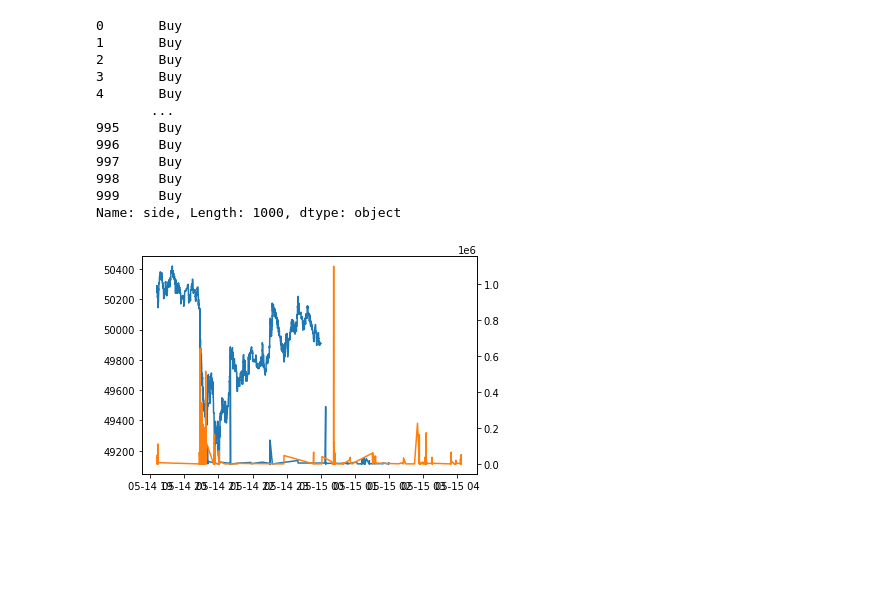
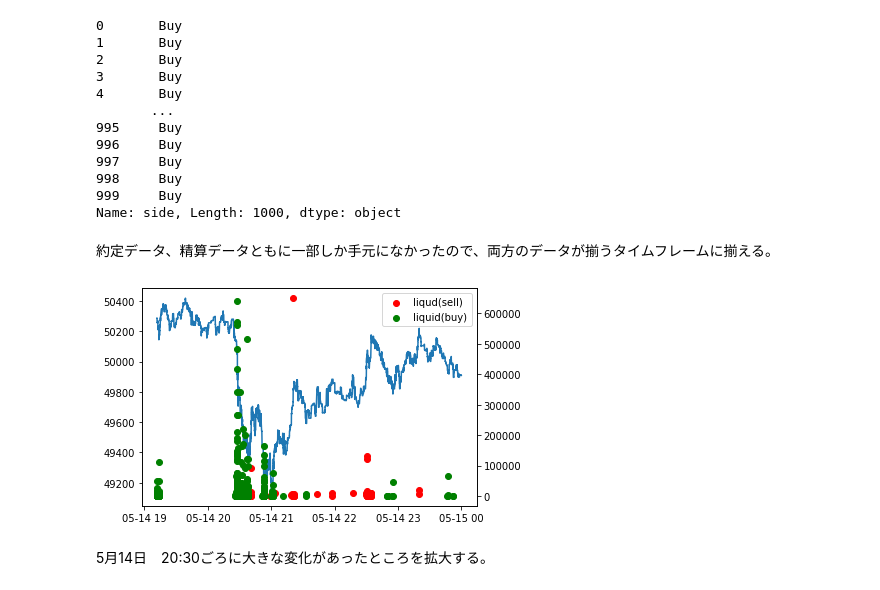
Before and after one commit to yasstake/Hige, a Jupyter notebook: notebook/analyze.ipynb, the cells around one changed output. Cells and saved outputs as stored; diff of their text form; code cells hidden in the pictures; blank space fills up the shorter version.

Commit message:
Visualize liquidation and price

```diff
--- a/notebook/analyze.ipynb
+++ b/notebook/analyze.ipynb
@@ -80,30 +102,41 @@ print(liquid_df["side"])
 998     Buy
 999     Buy
 Name: side, Length: 1000, dtype: object
+# %% [markdown]
+約定データ、精算データともに一部しか手元になかったので、両方のデータが揃うタイムフレームに揃える。
 # %%
 liquid_start_time = liquid_df.iloc[0]['timestamp']
 exec_df = exec_df[liquid_start_time < exec_df['timestamp']]
+
+exec_end_time = exec_df['timestamp'].max()
+
+sell_liq_df = sell_liq_df [sell_liq_df['timestamp'] <= exec_end_time]
+buy_liq_df = buy_liq_df [buy_liq_df['timestamp'] <= exec_end_time]
 # %%
 fig = plt.figure()
 ax1 = fig.add_subplot(111)
 
 x1 = exec_df['timestamp']
 exec_price = exec_df['price']
 
-plt.plot(x1, exec_price)
+plt.plot(x1, exec_price, label="exec")
 
 
 ax2 = ax1.twinx()
 
 x2= sell_liq_df['timestamp']
 y2= sell_liq_df['size']
 
 x3= buy_liq_df['timestamp']
 y3= buy_liq_df['size']
 
-plt.plot(x2, y2)
-plt.plot(x3, y3)
+plt.scatter(x2, y2, label='liqud(sell)', c='red')
+plt.scatter(x3, y3, label='liquid(buy)', c='green')
+
+ax2.legend(loc='upper right')
 
 plt.show()
 # %% [output]
-[figure, old version]
+[figure, new version]
+# %% [markdown]
+5月14日　20:30ごろに大きな変化があったところを拡大する。
```
Also changed, not shown: parts of 13 cells of this notebook.
